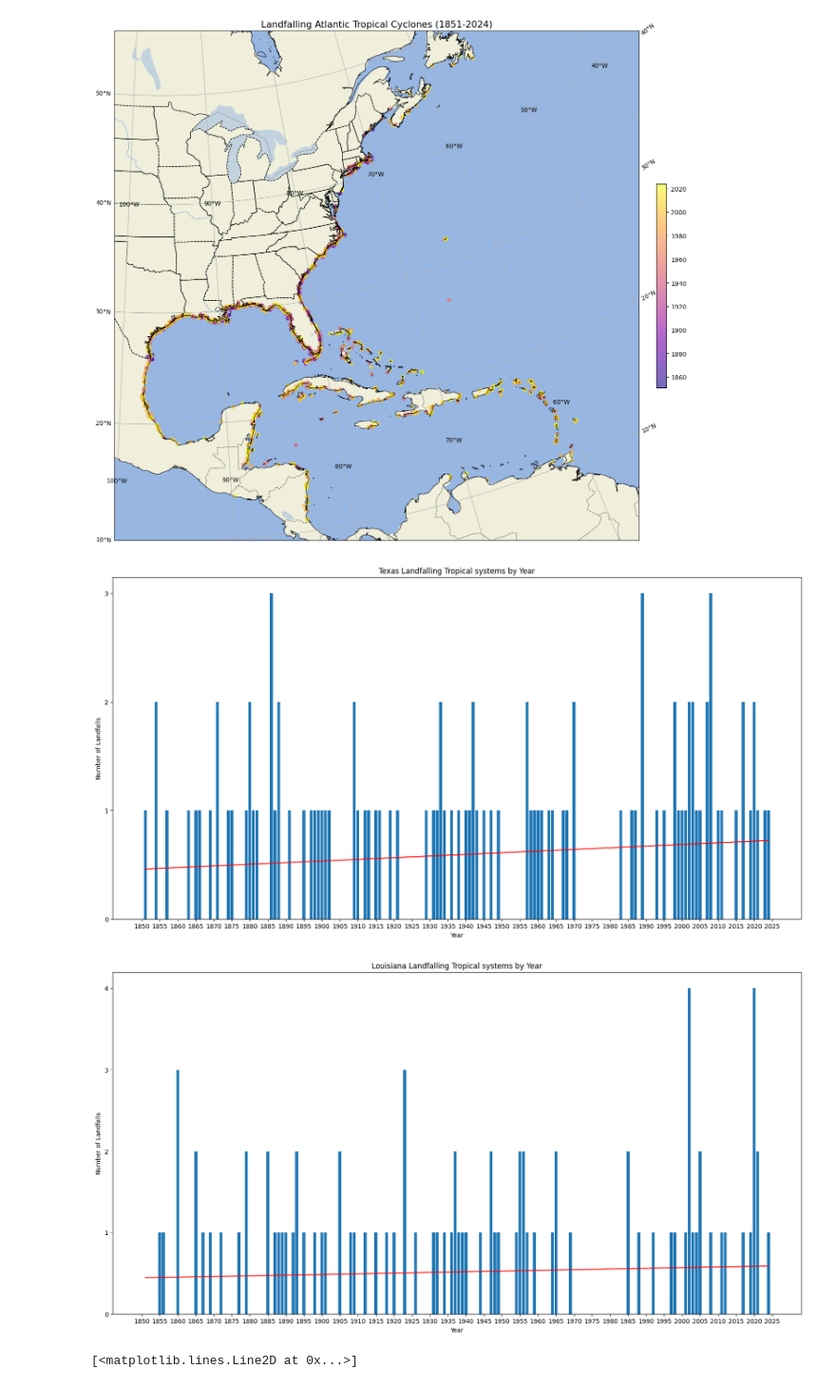
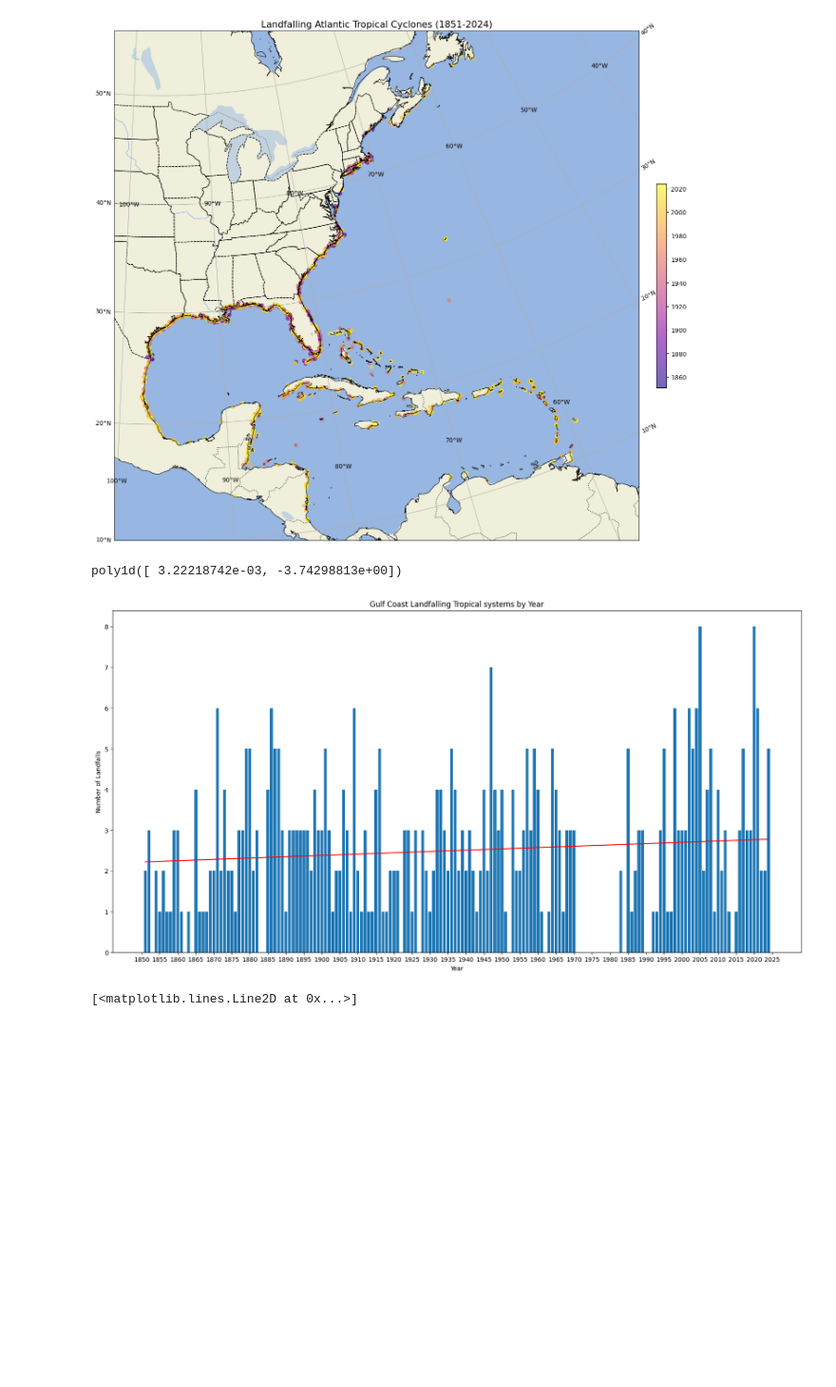
Before and after one commit to EP-Shark/Meteorology-Research-Dr.-Misra-, a Jupyter notebook: Hurdat2_analysis.ipynb, the cells around one changed output. Shown at 95% size. Cells and saved outputs as stored; diff of their text form; code cells hidden in the pictures; blank space fills up the shorter version.

Commit message:
shifting focus to whole coast lines rather than per state

```diff
--- a/Hurdat2_analysis.ipynb
+++ b/Hurdat2_analysis.ipynb
@@ -71,11 +71,12 @@ Landfall_only['lat_num'] = Landfall_only['Lat'].str.strip('N').astype(float)
 Landfall_only['lon_num'] = Landfall_only['lon'].str.strip('W').astype(float) * -1
 
 def assign_state(lon,lat):
-    if lon >= -97.6 and lon <=-93.5 and lat >= 25.8 and lat <= 30.2:
-        return "Texas"
-    elif lon >= -93.7 and lon <= -89 and lat >= 28.9 and lat <= 30.3:
-        return "Louisiana"
+    if lon >= -98 and lon <= -80 and lat >= 24 and lat <= 31:
+        return "Gulf Coast"
+    #if lon >= -97.6 and lon <=-93.5 and lat >= 25.8 and lat <= 30.2:
+        #return "Texas"
+    #elif lon >= -93.7 and lon <= -89 and lat >= 28.9 and lat <= 30.3:
+        #return "Louisiana"
     # add other states as needed
     return
 Landfall_only['state'] = Landfall_only.apply(lambda row: assign_state(row['lon_num'], row['lat_num']), axis=1)
-Landfall_only['state']
@@ -127,38 +115,41 @@ Text(0.5, 1.0, 'Landfalling Atlantic Tropical Cyclones (1851-2024)')
 # %%
 ## Create a new figure of the frequency of landfalls for various landfalling locations ##
 # 1st: Landfalling frequency by locations by state, (Start with texas) - make a scatterplot with x and y axis showing frequency of landfalls by year
 # x axis = year, y axis = frequency of landfalls
+# also make a trend graph for multiple landfalling per storms
+
+## Shift focus to the whole gulf coast
 
 # Texas is completed:
 # Lets try and make a function that can do this for all states
-state_names = ["Texas", "Louisiana"] # add other states as needed
+state_names = ["Gulf Coast"] # add other states as needed
 def plot_landfall_frequency(state_names):
     for states in state_names:
         state_data = Landfall_only[Landfall_only['state'] == states]
         state_data_altered = state_data.drop_duplicates(subset=['storm_id','year','state'])
         all_years = np.arange(Landfall_only['year'].min(), Landfall_only['year'].max()+1)
         frequency = state_data_altered.groupby('year').size().reindex(all_years, fill_value=0)
         ## Plotting the frequency ##
         fig, ax = plt.subplots(figsize=(20, 10))
         ax.bar(frequency.index, frequency)
         ax.set_title(f'{states} Landfalling Tropical systems by Year')
         ax.set_xlabel("Year")
         ax.set_ylabel("Number of Landfalls")
         x_range = np.arange(1850, 2026, 5)
         ax.set_xticks(x_range)
-        ax.set_yticks([0,1,2,3,4,5])
-        # Create a trend line #
+        ax.set_yticks([0,1,2,3,4,5,6,7,8,9,10])
+        # Creating a trend line #
         years = frequency.index.astype(int)
         counts = frequency.values
         z = np.polyfit (years, counts, 1)
         p = np.poly1d(z)
         plt.plot(years, p(years), "r-")
-    return
+    return p
 
 plot_landfall_frequency(state_names)
 # %% [output]
+poly1d([ 3.22218742e-03, -3.74298813e+00])
-[figure, old version]
+[figure, new version]
-[figure, removed]
 # %%
 # Parsing the dataframe for texas landfalls only#
 Texas_Landfalls = Landfall_only[Landfall_only['state'] == "Texas"] #This parses the dataframe for landfalls using texas coast lat/lon boundaries
```
Also changed, not shown: parts of 2 cells of this notebook.
